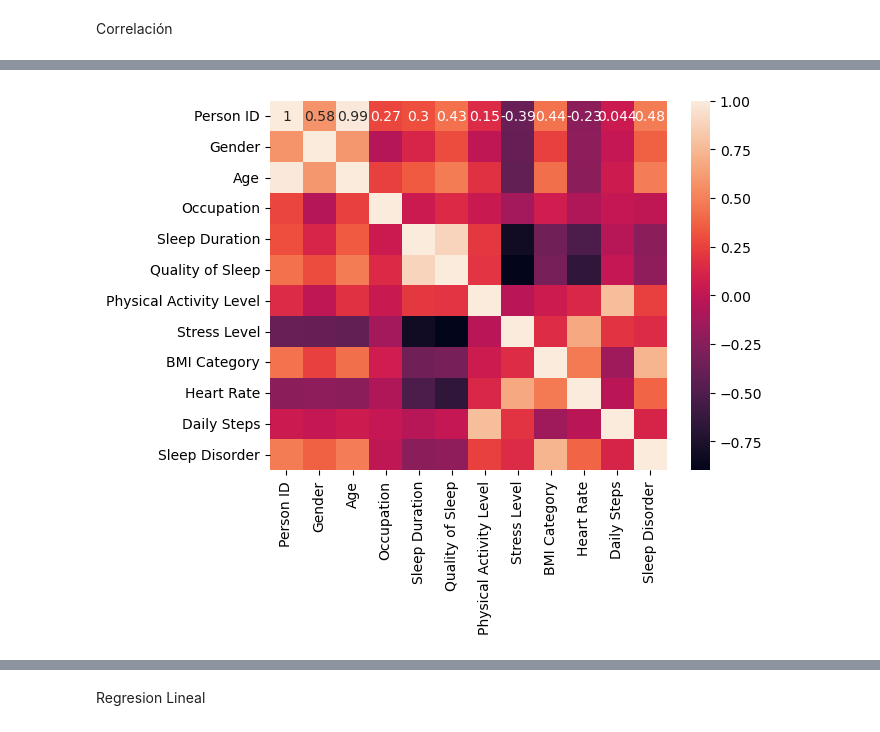
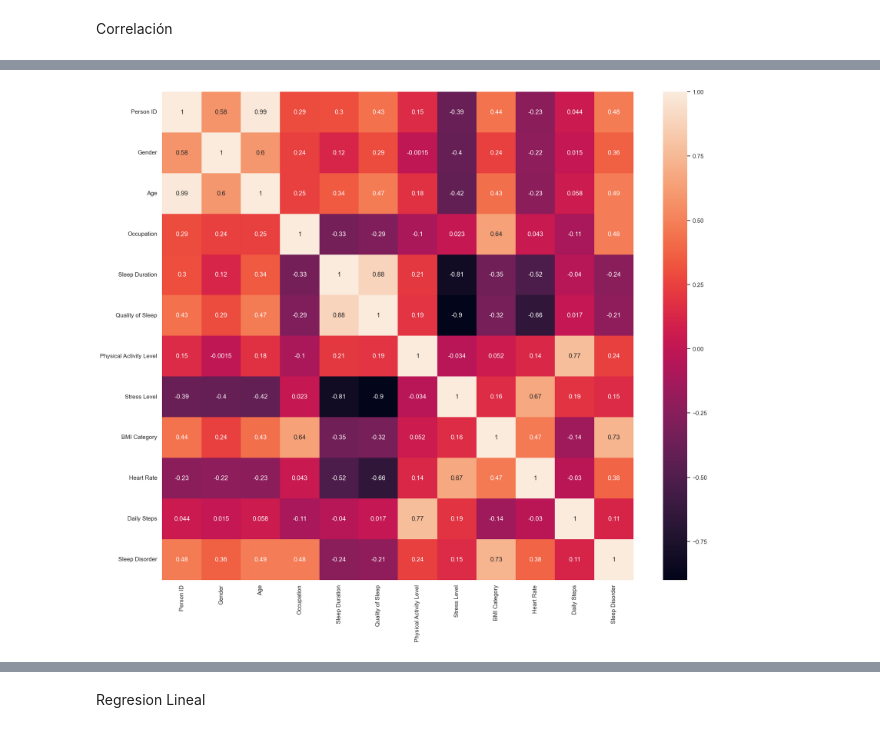
Before and after one commit to Brokolito/HAD-ModProba, a Jupyter notebook: data_work.ipynb, the cells around one changed output, grey strips where cells are left out. Saved outputs shown, nothing was run; the diff lists cells and outputs as text; code cells hidden in the pictures.

```diff
--- a/data_work.ipynb
+++ b/data_work.ipynb
@@ -29,17 +29,17 @@ gender={
     'Female':1
 }
 occupation_encoding = {
-    'Software Engineer': 1,
+    'Accountant': 1,
     'Doctor': 2,
-    'Sales Representative': 3,
-    'Teacher': 4,
-    'Nurse': 5,
-    'Engineer': 6,
-    'Accountant': 7,
-    'Scientist': 8,
-    'Lawyer': 9,
-    'Salesperson': 10,
-    'Manager': 11
+    'Engineer': 3,
+    'Lawyer': 4,
+    'Manager': 5,
+    'Nurse': 6,
+    'Manager': 7,
+    'Salesperson': 8,
+    'Sales Representative': 9,
+    'Scientist': 10,
+    'Teacher': 11
 }
 bmi_category_encoding = {
     'Normal': 0,
@@ -91,9 +91,9 @@ data.corr(numeric_only=True)
 # %%
 import seaborn as sns
 sns.heatmap(data.corr(numeric_only=True), annot = True)
 r = 1.1
-plt.rcParams['figure.figsize'] = (r*18,r*8)
+plt.rcParams['figure.figsize'] = (r*18,r*15)
 
 plt.show()
 # %% [output]
-[figure, old version]
+[figure, new version]
```
Also changed, not shown: parts of 19 cells of this notebook.
